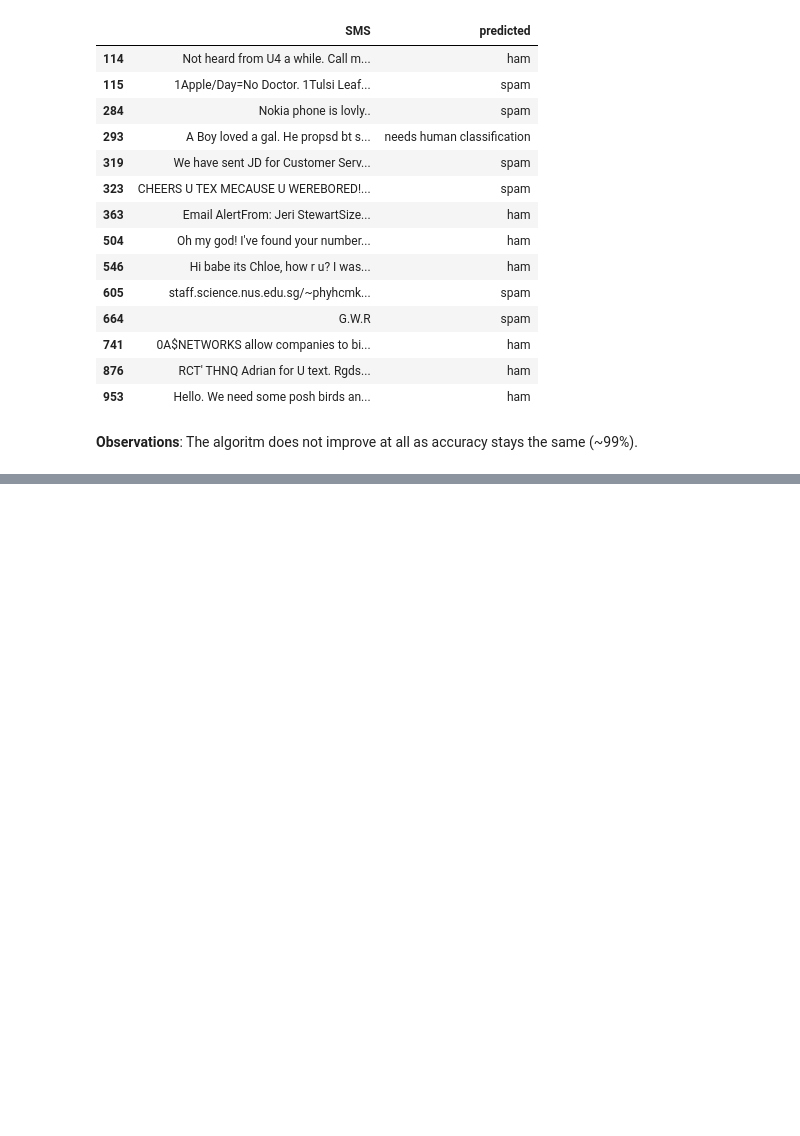
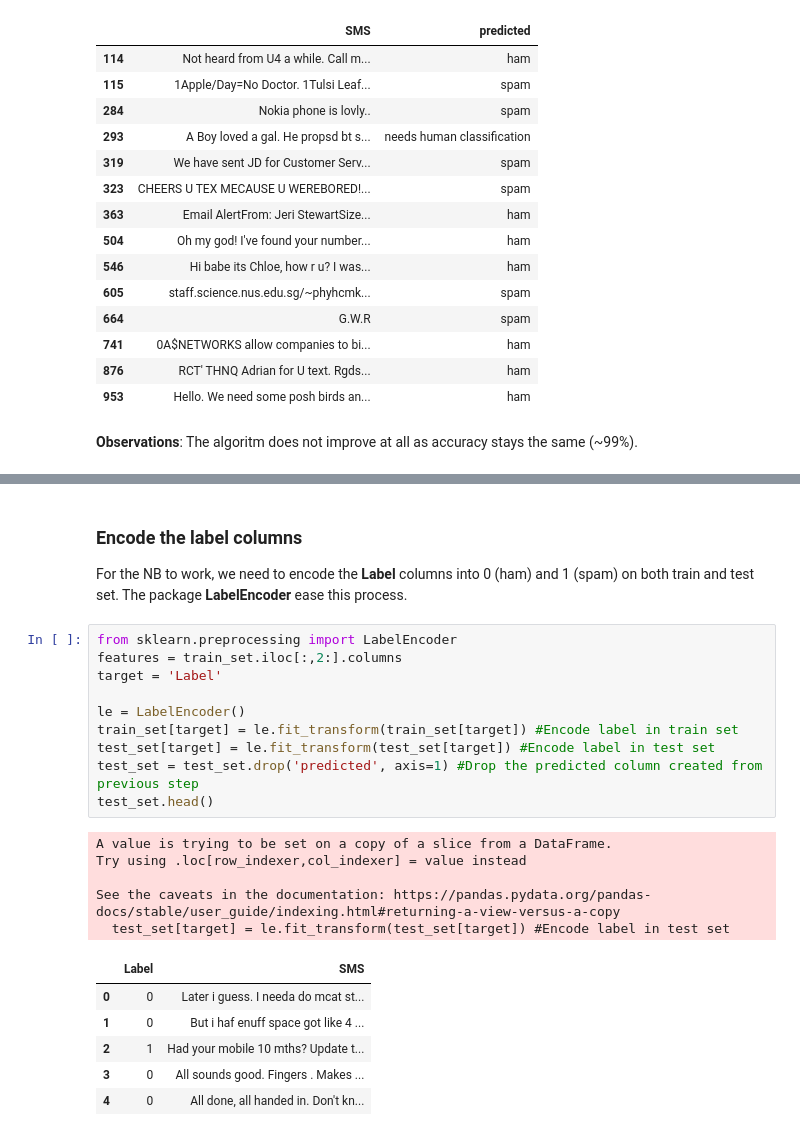
Before and after one commit to tranhha/Data-Science-Projects, a Jupyter notebook: Build spam filters with Naive Bayes Algorithm/Build a SMS spam filter with Naive Bayes Algorithm.ipynb, the cells around one changed output, grey strips where cells are left out. Cells and saved outputs as stored; diff of their text form; blank space fills up the shorter version.

```diff
--- a/Build spam filters with Naive Bayes Algorithm/Build a SMS spam filter with Naive Bayes Algorithm.ipynb
+++ b/Build spam filters with Naive Bayes Algorithm/Build a SMS spam filter with Naive Bayes Algorithm.ipynb
@@ -656,0 +689,26 @@ __Observations__: The algoritm does not improve at all as accuracy stays the sam
+# %% [markdown]
+### Encode the label columns
+
+For the NB to work, we need to encode the __Label__ columns into 0 (ham) and 1 (spam) on both train and test set. The package __LabelEncoder__ ease this process.
+# %%
+from sklearn.preprocessing import LabelEncoder
+features = train_set.iloc[:,2:].columns
+target = 'Label'
+
+le = LabelEncoder()
+train_set[target] = le.fit_transform(train_set[target]) #Encode label in train set
+test_set[target] = le.fit_transform(test_set[target]) #Encode label in test set
+test_set = test_set.drop('predicted', axis=1) #Drop the predicted column created from previous step
+test_set.head()
+# %% [output]
+A value is trying to be set on a copy of a slice from a DataFrame.
+Try using .loc[row_indexer,col_indexer] = value instead
+
+See the caveats in the documentation: https://pandas.pydata.org/pandas-docs/stable/user_guide/indexing.html#returning-a-view-versus-a-copy
+  test_set[target] = le.fit_transform(test_set[target]) #Encode label in test set
+|  | Label | SMS |
+| 0 | 0 | Later i guess. I needa do mcat st... |
+| 1 | 0 | But i haf enuff space got like 4 ... |
+| 2 | 1 | Had your mobile 10 mths? Update t... |
+| 3 | 0 | All sounds good. Fingers . Makes ... |
+| 4 | 0 | All done, all handed in. Don't kn... |
```
Also changed, not shown: parts of 16 cells of this notebook.
